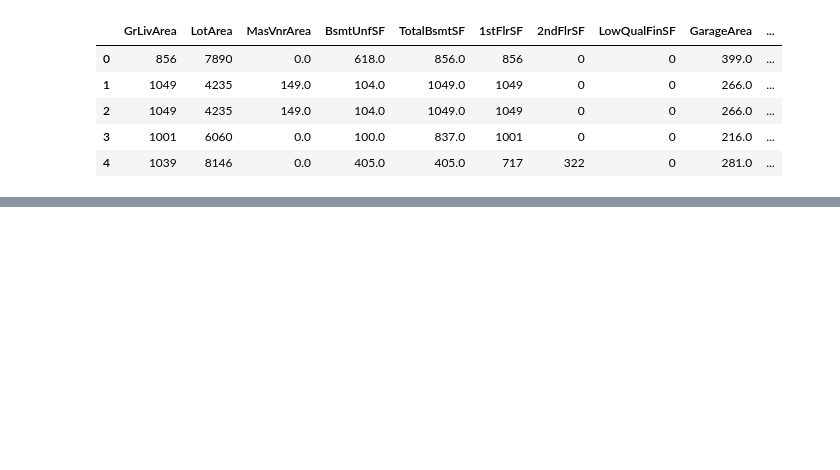
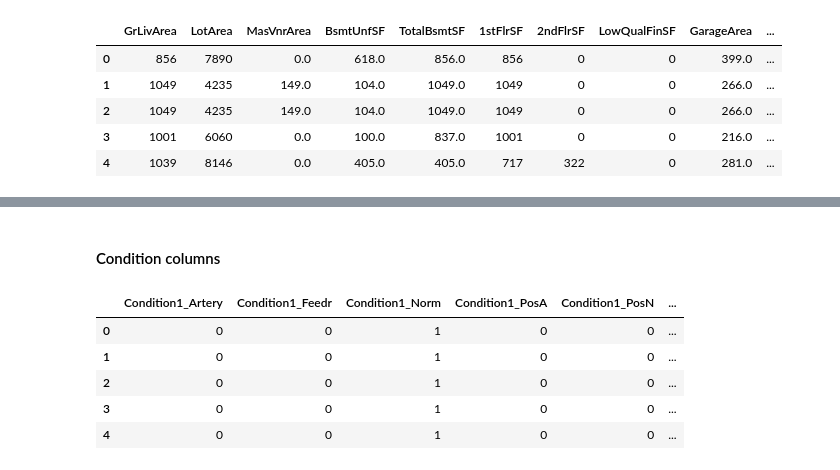
Before and after one commit to dapopov-st/housing-price-predictions, a Jupyter notebook: 001_linear.ipynb, the cells around one changed output, grey strips where cells are left out. Drawn from its saved outputs; the diff is of its cells as text; code cells hidden in the pictures; blank space fills up the shorter version.

```diff
--- a/001_linear.ipynb
+++ b/001_linear.ipynb
@@ -130,0 +148,13 @@ size_related.head()
+# %% [markdown]
+#### Condition columns
+# %%
+cond_related = alldata.filter(regex='^Condition|^ExterCond|^BsmtCond')
+# %%
+cond_related.head()
+# %% [output]
+|  | Condition1_Artery | Condition1_Feedr | Condition1_Norm | Condition1_PosA | Condition1_PosN | ... |
+| 0 | 0 | 0 | 1 | 0 | 0 | ... |
+| 1 | 0 | 0 | 1 | 0 | 0 | ... |
+| 2 | 0 | 0 | 1 | 0 | 0 | ... |
+| 3 | 0 | 0 | 1 | 0 | 0 | ... |
+| 4 | 0 | 0 | 1 | 0 | 0 | ... |
```
Also changed, not shown: parts of 58 cells of this notebook, 1 other file.
